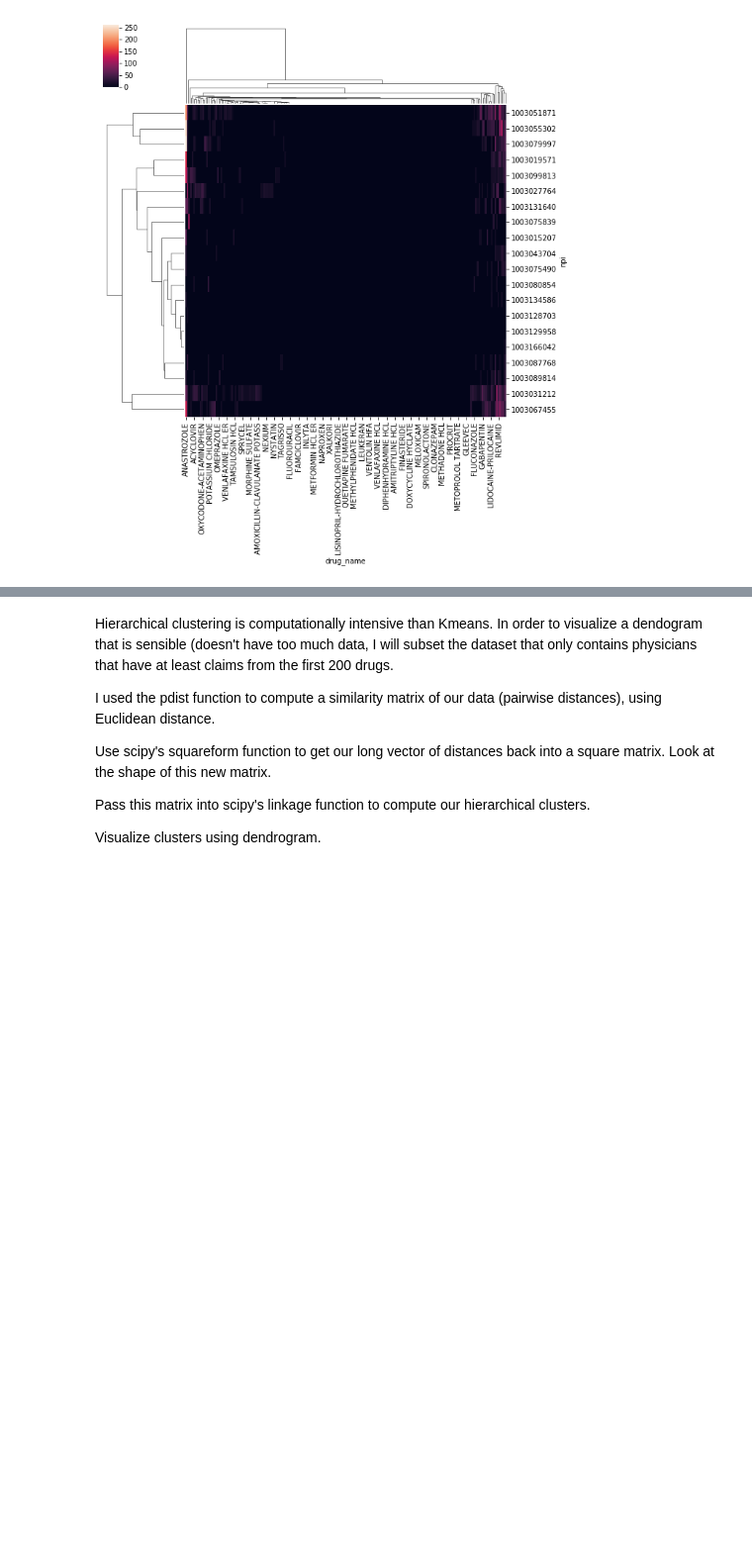
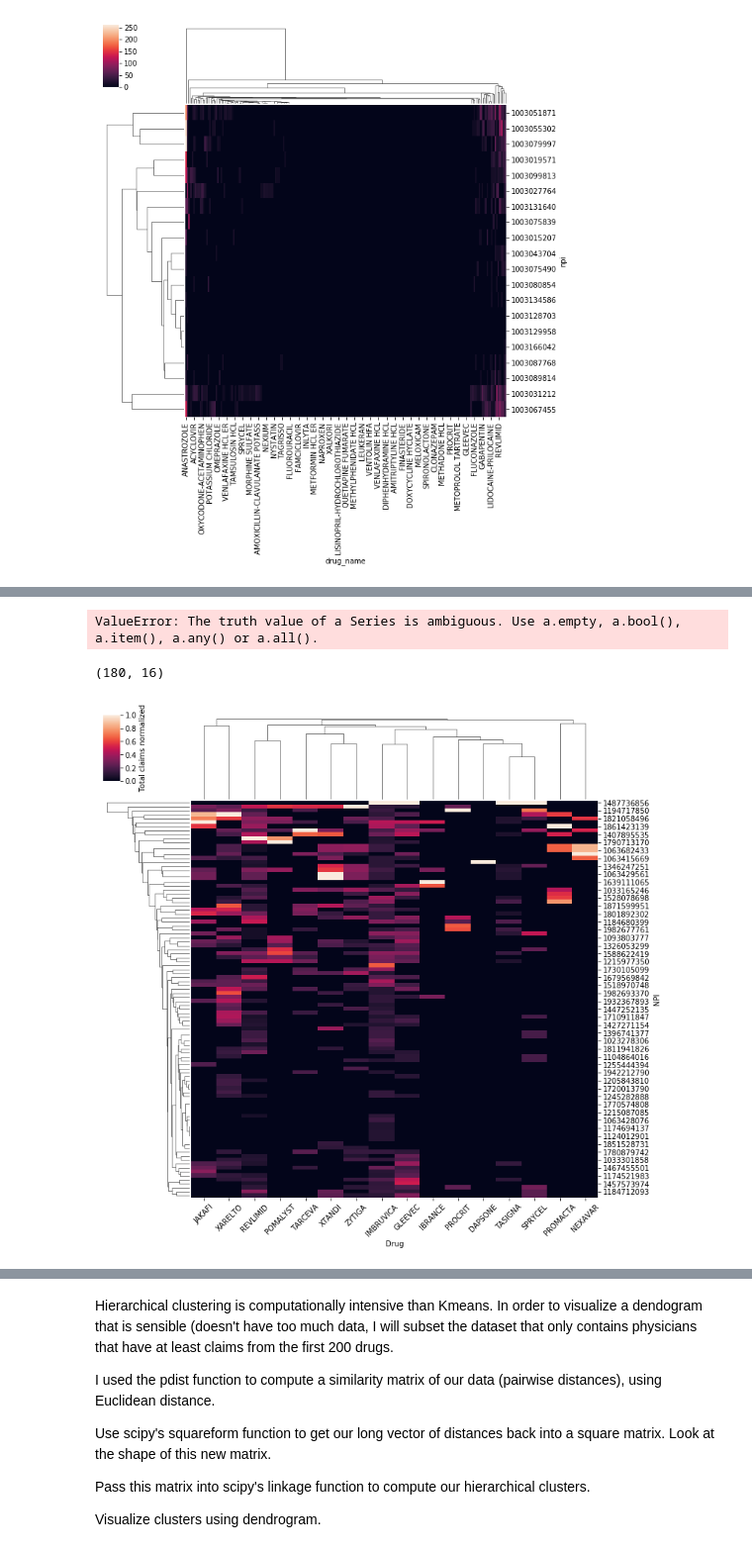
Before and after one commit to m3ngineer/med-mapper, a Jupyter notebook: hierarchical_clustering.ipynb, the cells around one changed output, grey strips where cells are left out. Shown: that part at 99% size. Drawn from its saved outputs; the diff is of its cells as text; code cells hidden in the pictures; blank space fills up the shorter version.

```diff
--- a/hierarchical_clustering.ipynb
+++ b/hierarchical_clustering.ipynb
@@ -104,0 +138,14 @@ plt.show()
+# %%
+# Repeat for 2015 data
+prescriber_data_15 = pd.read_csv('data/heme-onc_d_15.csv', delimiter='\t')
+npi_claims_15 = prescriber_data_15[['npi', 'drug_name','total_claim_count']]
+npi_claims_15 = pd.pivot_table(npi_claims_15, index='npi', columns='drug_name', values='total_claim_count', fill_value=0)
+top_drugs_15 = npi_claims_15.sum().sort_values()[::-1][:200].index
+npi_claims_top_15 = npi_claims_15[top_drugs_15]
+
+np.random.seed(42)
+quant_75_15 = npi_claims_top_15[npi_claims_top_15['IMBRUVICA'] >= 29].sum() #75% percentile
+quant_rand_15 = npi_claims_top_15.iloc[np.random.choice(len(npi_claims_top_15), 772)].sum() #random selection
+
+corr_drugs_15 = ((quant_75_15 - quant_rand_15 + 1)/(quant_rand_15 + 1)).sort_values(ascending=False)
+corr_drugs_15
@@ -104,0 +227,4 @@ plt.show()
+# %%
+npi_claims_15.loc[quant[0] <= npi_claims_15['IMBRUVICA'] < quant[1]) & (npi_claims_15['IMBRUVICA'] < quant[1])]
+# %% [output]
+ValueError: The truth value of a Series is ambiguous. Use a.empty, a.bool(), a.item(), a.any() or a.all().
@@ -104,0 +240,51 @@ plt.show()
+# %%
+target_drugs = ['REVLIMID',
+               'IMBRUVICA',
+               'IBRANCE',
+               'JAKAFI',
+               'XTANDI',
+               'GLEEVEC',
+               'ZYTIGA',
+               'POMALYST',
+               'TASIGNA',
+               'SPRYCEL',
+               'TARCEVA',
+               'PROMACTA',
+               'PROCRIT',
+               'NEXAVAR',
+               'XARELTO',
+               'DAPSONE',
+                ]
+
+npi_claims_15_agg = pd.DataFrame(columns=target_drugs)
+npi_claims_15_agg.index.names = ['npi']
+# Initiate with physicians that do not prescribe drug
+df_0 = npi_claims_15.loc[np.random.choice(npi_claims_15[npi_claims_15['IMBRUVICA'] < 1].index.values, 20), target_drugs].astype('float')
+npi_claims_15_agg = pd.concat((npi_claims_15_agg, df_0))
+
+quants = [0.8, 0.9, 0.95, 0.99]
+for i in quants:
+    df = npi_claims_15.loc[np.random.choice(npi_claims_15[npi_claims_15['IMBRUVICA'] >= i].index.values, 40), target_drugs].astype('float')
+    npi_claims_15_agg = pd.concat((npi_claims_15_agg, df))
+
+
+npi_claims_15_agg.shape
+# %% [output]
+(180, 16)
+# %%
+# Create heatmap based around these drugs
+
+#Scale dataframe
+npi_claims_15_agg_scaled = (npi_claims_15_agg - npi_claims_15_agg.min()) / (npi_claims_15_agg.max() - npi_claims_15_agg.min())
+npi_claims_15_agg_scaled.fillna(0, inplace=True)
+
+#Change labels of columns for plotting
+npi_claims_15_agg_scaled.columns.name = 'Drug'
+npi_claims_15_agg_scaled.index.name = 'NPI'
+
+#Plot heatmap
+fig = sns.clustermap(npi_claims_15_agg_scaled, figsize=(12, 12))
+plt.ylabel("Total claims normalized")
+plt.setp(fig.ax_heatmap.get_xticklabels(), rotation=45);
+# %% [output]
+[figure, added]
```
Also changed, not shown: parts of 35 cells of this notebook, 2 other files.
